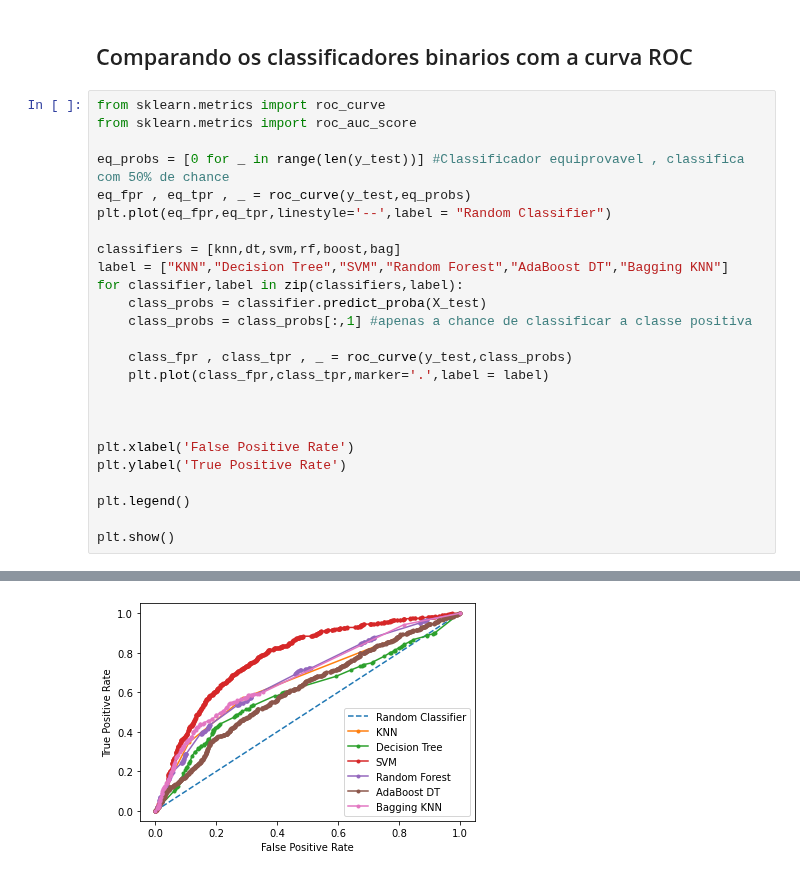
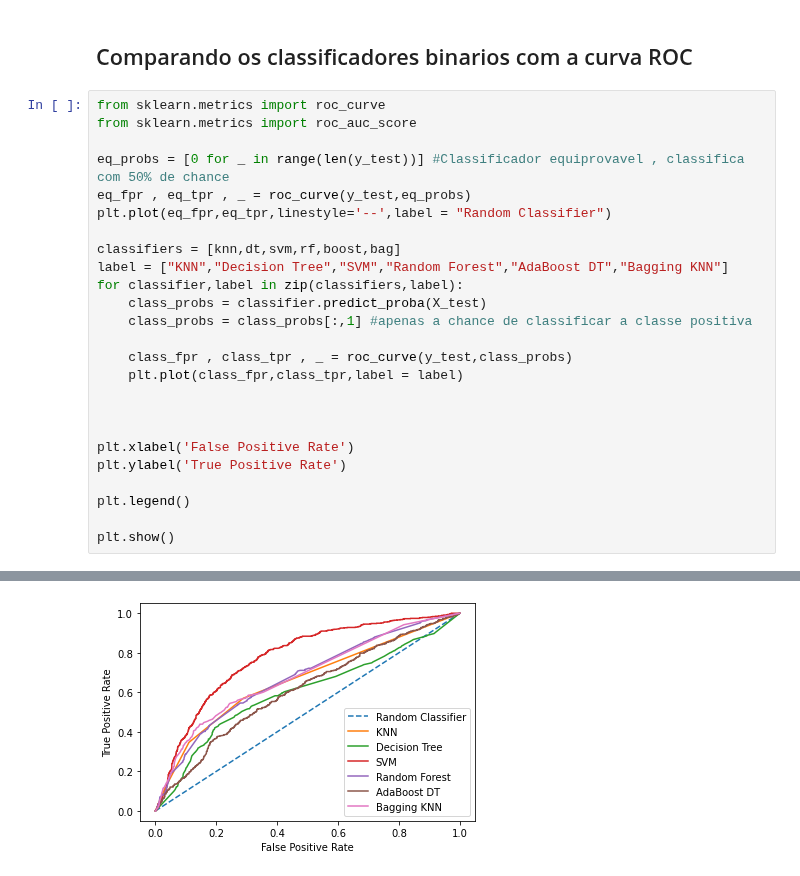
Before and after one commit to ivarejao/NLP-with-Disaster-Tweets, a Jupyter notebook: FinalProject-IgorVarejão-VitorBonella.ipynb, the cells around one changed output, grey strips where cells are left out. Saved outputs shown, nothing was run; the diff lists cells and outputs as text.

```diff
--- a/FinalProject-IgorVarejão-VitorBonella.ipynb
+++ b/FinalProject-IgorVarejão-VitorBonella.ipynb
@@ -569,7 +569,7 @@ for classifier,label in zip(classifiers,label):
     class_probs = class_probs[:,1] #apenas a chance de classificar a classe positiva
 
     class_fpr , class_tpr , _ = roc_curve(y_test,class_probs)
-    plt.plot(class_fpr,class_tpr,marker='.',label = label)
+    plt.plot(class_fpr,class_tpr,label = label)
 
 
 
@@ -589 +589 @@ plt.show()
-[figure, old version]
+[figure, new version]
```
Also changed, not shown: parts of 1 cell of this notebook.
